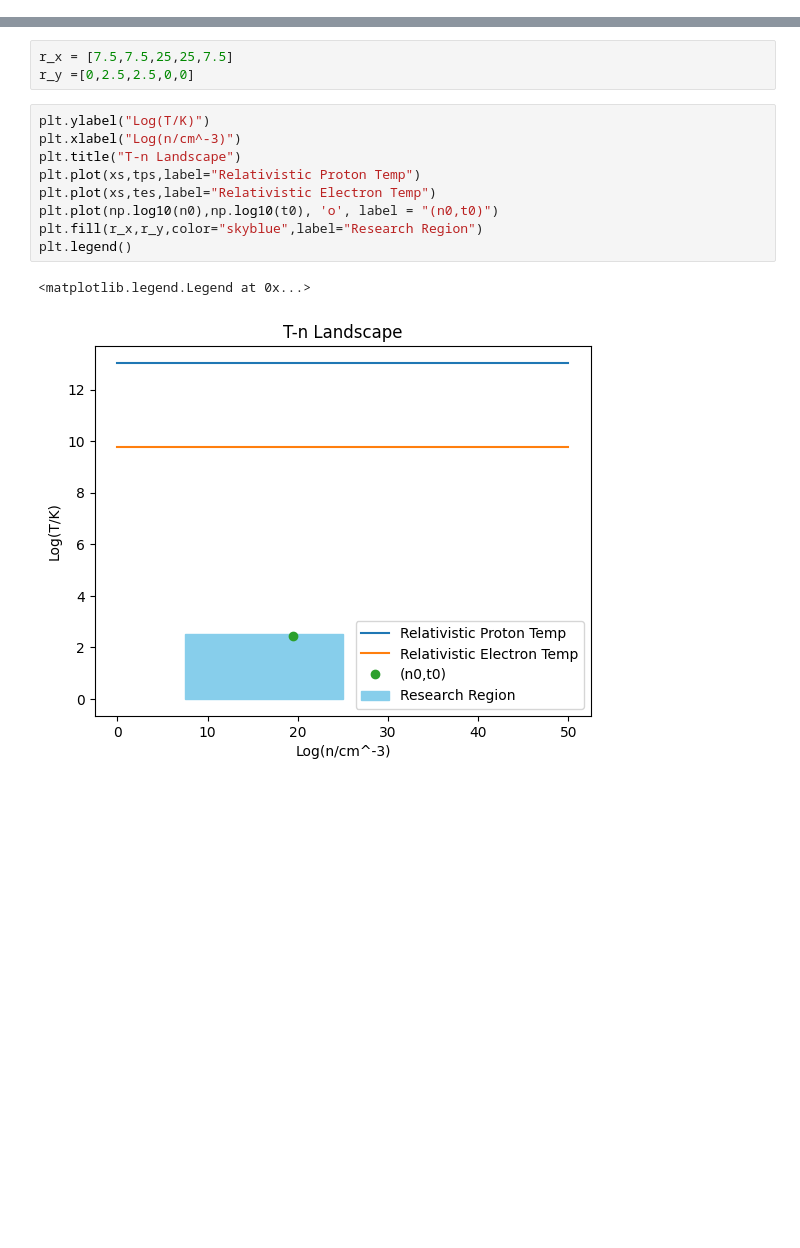
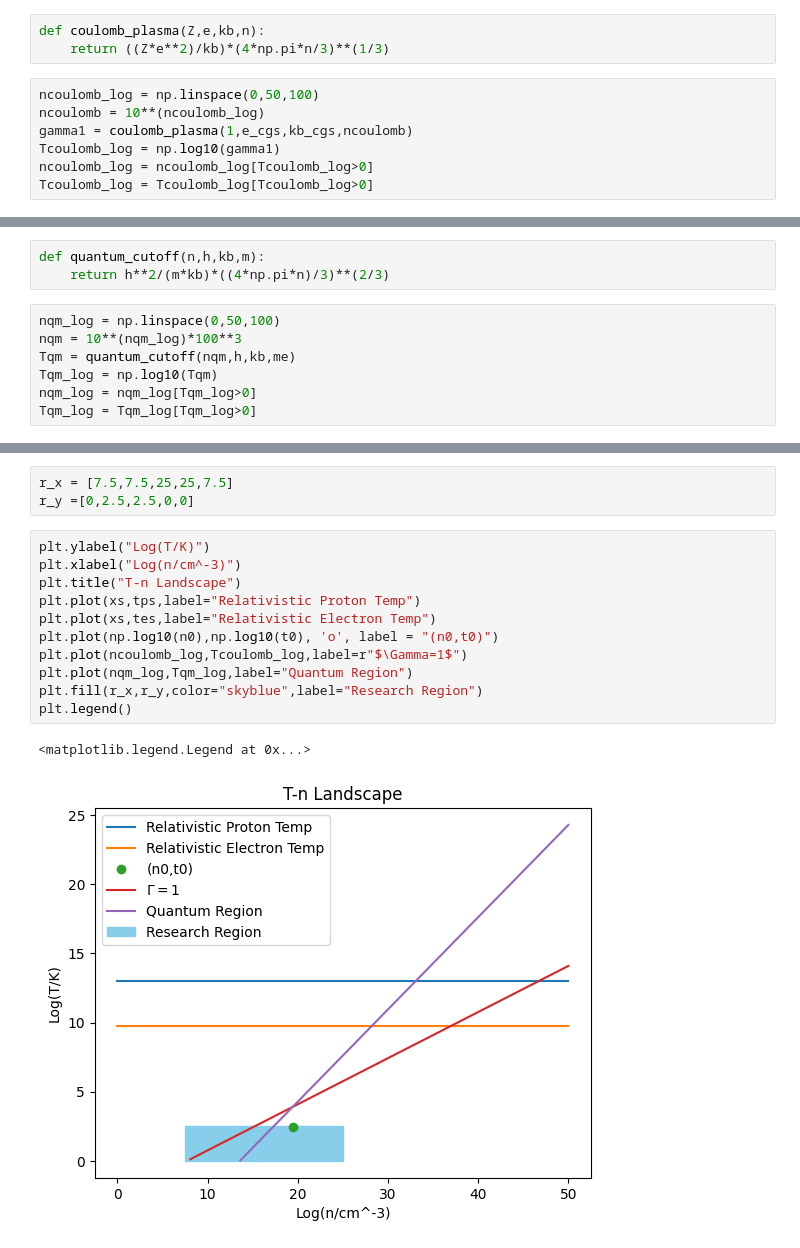
Before and after one commit to 9385960/Stat_Mech, a Jupyter notebook: stat_mech.ipynb, the cells around one changed output, grey strips where cells are left out. Drawn from its saved outputs; the diff is of its cells as text; blank space fills up the shorter version.

Commit message:
Added Coulomb plasma and quantum mechanical cutoff.

```diff
--- a/stat_mech.ipynb
+++ b/stat_mech.ipynb
@@ -16,0 +52,10 @@ n0 = 2.7e19 #1/cm^3
+# %%
+def coulomb_plasma(Z,e,kb,n):
+    return ((Z*e**2)/kb)*(4*np.pi*n/3)**(1/3)
+# %%
+ncoulomb_log = np.linspace(0,50,100)
+ncoulomb = 10**(ncoulomb_log)
+gamma1 = coulomb_plasma(1,e_cgs,kb_cgs,ncoulomb)
+Tcoulomb_log = np.log10(gamma1)
+ncoulomb_log = ncoulomb_log[Tcoulomb_log>0]
+Tcoulomb_log = Tcoulomb_log[Tcoulomb_log>0]
@@ -16,0 +114,10 @@ n0 = 2.7e19 #1/cm^3
+# %%
+def quantum_cutoff(n,h,kb,m):
+    return h**2/(m*kb)*((4*np.pi*n)/3)**(2/3)
+# %%
+nqm_log = np.linspace(0,50,100)
+nqm = 10**(nqm_log)*100**3
+Tqm = quantum_cutoff(nqm,h,kb,me)
+Tqm_log = np.log10(Tqm)
+nqm_log = nqm_log[Tqm_log>0]
+Tqm_log = Tqm_log[Tqm_log>0]
@@ -27,12 +136,14 @@ r_y =[0,2.5,2.5,0,0]
 # %%
 plt.ylabel("Log(T/K)")
 plt.xlabel("Log(n/cm^-3)")
 plt.title("T-n Landscape")
 plt.plot(xs,tps,label="Relativistic Proton Temp")
 plt.plot(xs,tes,label="Relativistic Electron Temp")
 plt.plot(np.log10(n0),np.log10(t0), 'o', label = "(n0,t0)")
+plt.plot(ncoulomb_log,Tcoulomb_log,label=r"$\Gamma=1$")
+plt.plot(nqm_log,Tqm_log,label="Quantum Region")
 plt.fill(r_x,r_y,color="skyblue",label="Research Region")
 plt.legend()
 # %% [output]
 <matplotlib.legend.Legend at 0x...>
-[figure, old version]
+[figure, new version]
```
Also changed, not shown: parts of 8 cells of this notebook, 1 other file.
